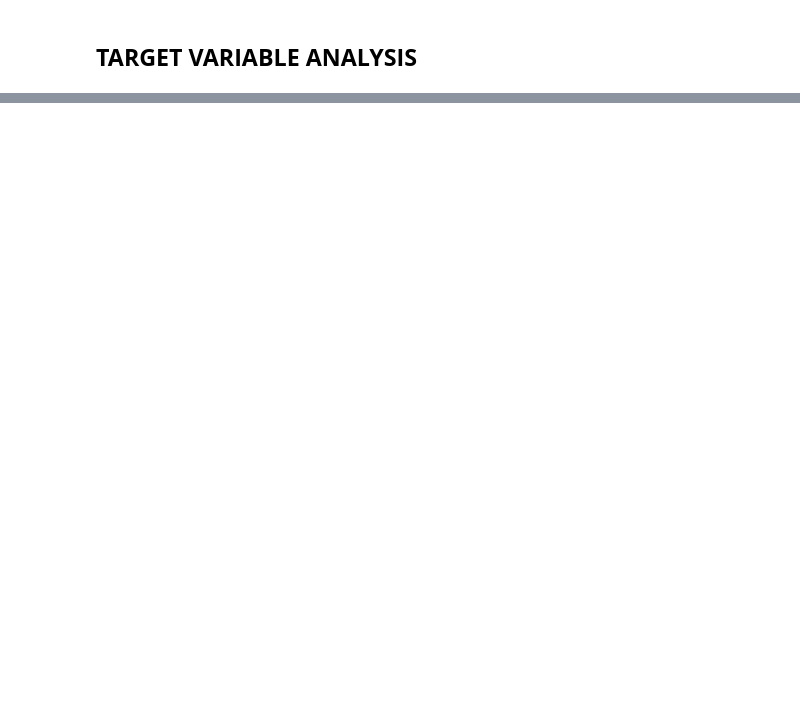
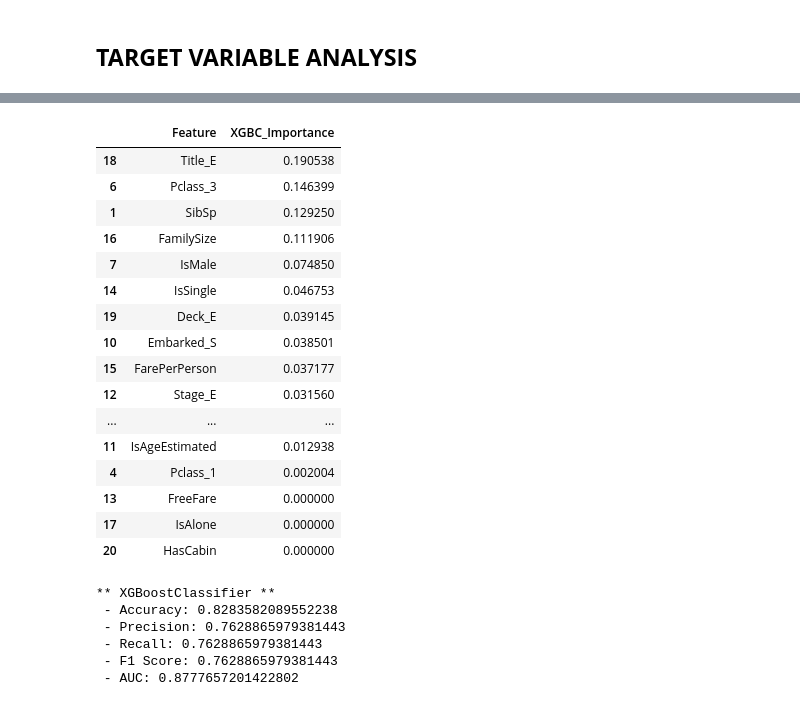
Before and after one commit to fabiogaldinho/Titanic-Classification, a Jupyter notebook: notebooks/02_EDA.ipynb, the cells around one changed output, grey strips where cells are left out. Cells and saved outputs as stored; diff of their text form; code cells hidden in the pictures; blank space fills up the shorter version.

```diff
--- a/notebooks/02_EDA.ipynb
+++ b/notebooks/02_EDA.ipynb
@@ -335,3 +397,0 @@ df['FreeFare'] = (df['Fare'] == 0)
-# %%
-df['IsSingle'] = df[df['Name'].str.contains("Miss", na=False)]
-                    df[(df['Sex'] == 'male') & (df['SibSp'] == 0)]
@@ -359,0 +625,51 @@ df[(df['Sex'] == 'male') & (df['SibSp'] == 0)]
+# %%
+feature_importances = pd.DataFrame({'Feature': x_data2.columns,
+                                    'XGBC_Importance': xgbc2.feature_importances_,
+                                   })
+feature_importances = feature_importances.sort_values(by='XGBC_Importance', ascending=False)
+
+feature_importances
+# %% [output]
+|  | Feature | XGBC_Importance |
+| 18 | Title_E | 0.190538 |
+| 6 | Pclass_3 | 0.146399 |
+| 1 | SibSp | 0.129250 |
+| 16 | FamilySize | 0.111906 |
+| 7 | IsMale | 0.074850 |
+| 14 | IsSingle | 0.046753 |
+| 19 | Deck_E | 0.039145 |
+| 10 | Embarked_S | 0.038501 |
+| 15 | FarePerPerson | 0.037177 |
+| 12 | Stage_E | 0.031560 |
+| ... | ... | ... |
+| 11 | IsAgeEstimated | 0.012938 |
+| 4 | Pclass_1 | 0.002004 |
+| 13 | FreeFare | 0.000000 |
+| 17 | IsAlone | 0.000000 |
+| 20 | HasCabin | 0.000000 |
+# %%
+features_gbc = ['IsMale', 'Title_E', 'FarePerPerson', 'Age', 'Pclass_E', 'SibSp', 'Fare_log', 'Deck_E', 'FamilySize', 'Embarked_E', 'Fare', 'Stage_E',
+                'Parch']
+
+
+x_data = df[features_gbc].copy()
+
+x_train, x_test, _, _ = train_test_split(x_data, y_data, test_size=0.30, random_state=13)
+
+gbc = GradientBoostingClassifier(random_state = 13)
+gbc.fit(x_train, y_train)
+yhat = gbc.predict(x_test)
+y_proba = gbc.predict_proba(x_test)[:, 1]
+
+print("** XGBoostClassifier **\n - Accuracy:", accuracy_score(y_test, yhat))
+print(" - Precision:", precision_score(y_test, yhat))
+print(" - Recall:", recall_score(y_test, yhat))
+print(" - F1 Score:", f1_score(y_test, yhat))
+print(" - AUC:", roc_auc_score(y_test, y_proba), "\n")
+# %% [output]
+** XGBoostClassifier **
+ - Accuracy: 0.8283582089552238
+ - Precision: 0.7628865979381443
+ - Recall: 0.7628865979381443
+ - F1 Score: 0.7628865979381443
+ - AUC: 0.8777657201422802
```
Also changed, not shown: parts of 58 cells of this notebook, 10 other files.
